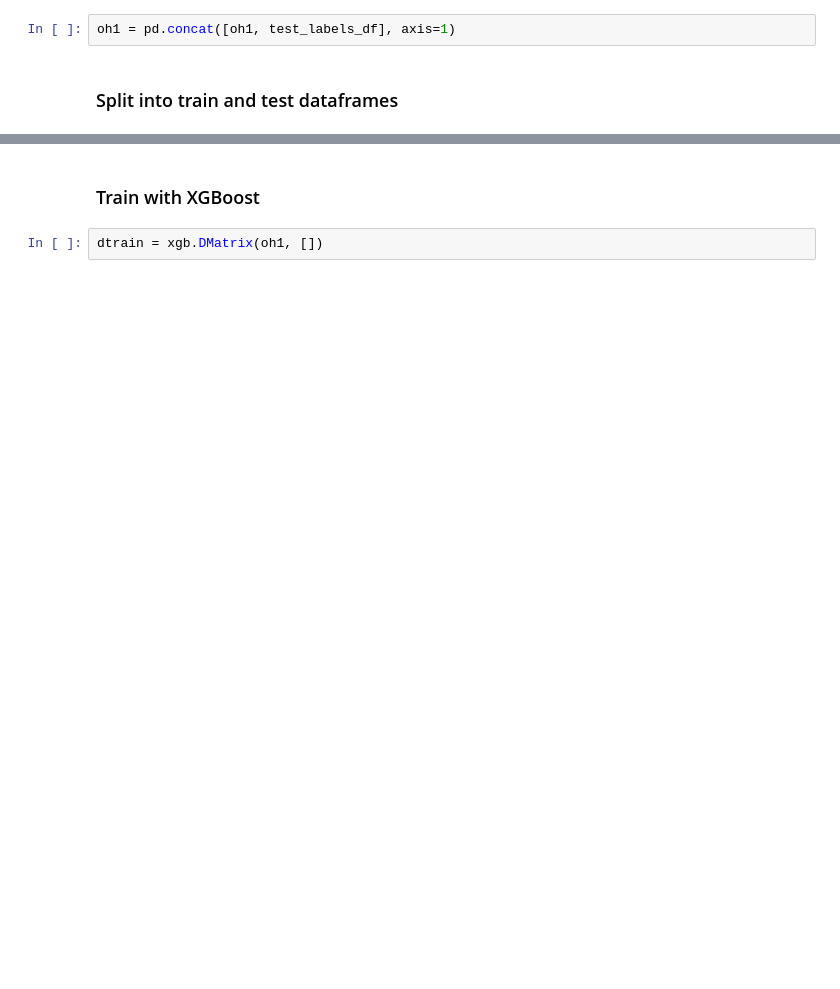
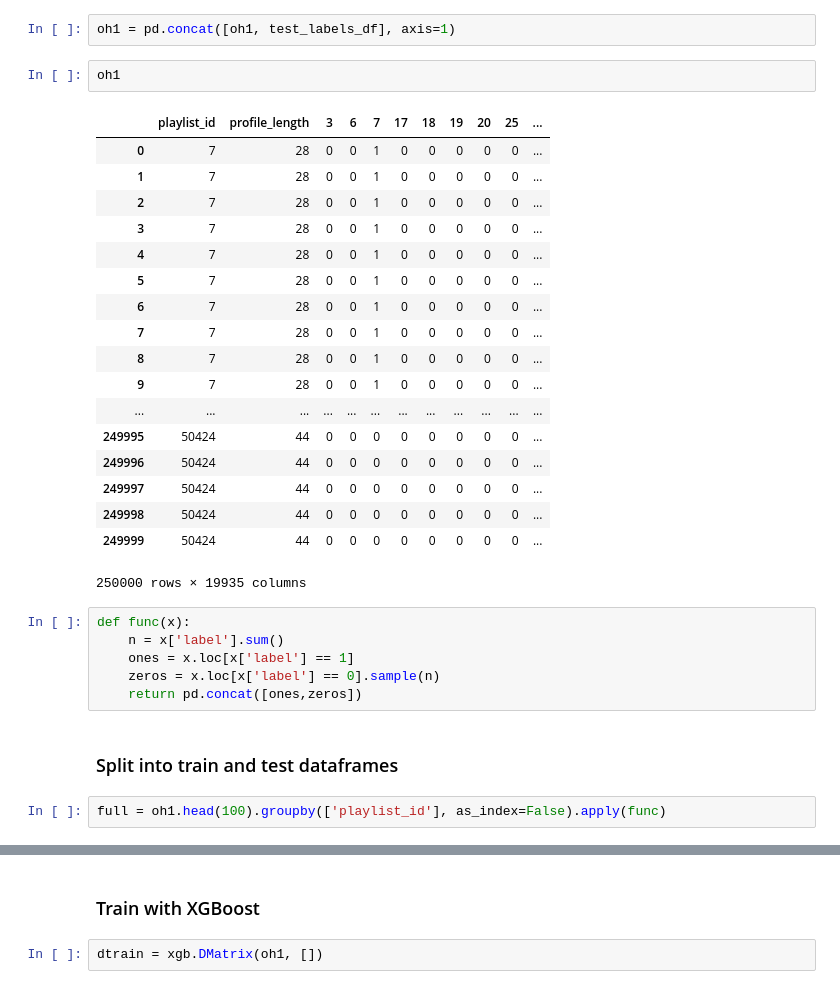
Before and after one commit to federicoparroni/RecSys, a Jupyter notebook: reranking/rerank.ipynb, the cells around one changed output, grey strips where cells are left out. Saved outputs shown, nothing was run; the diff lists cells and outputs as text; blank space fills up the shorter version.

```diff
--- a/reranking/rerank.ipynb
+++ b/reranking/rerank.ipynb
@@ -176,4 +183,33 @@ print(len(test_labels), test_labels[0:30])
 # %%
 oh1 = pd.concat([oh1, test_labels_df], axis=1)
+# %%
+oh1
+# %% [output]
+|  | playlist_id | profile_length | 3 | 6 | 7 | 17 | 18 | 19 | 20 | 25 | ... |
+| 0 | 7 | 28 | 0 | 0 | 1 | 0 | 0 | 0 | 0 | 0 | ... |
+| 1 | 7 | 28 | 0 | 0 | 1 | 0 | 0 | 0 | 0 | 0 | ... |
+| 2 | 7 | 28 | 0 | 0 | 1 | 0 | 0 | 0 | 0 | 0 | ... |
+| 3 | 7 | 28 | 0 | 0 | 1 | 0 | 0 | 0 | 0 | 0 | ... |
+| 4 | 7 | 28 | 0 | 0 | 1 | 0 | 0 | 0 | 0 | 0 | ... |
+| 5 | 7 | 28 | 0 | 0 | 1 | 0 | 0 | 0 | 0 | 0 | ... |
+| 6 | 7 | 28 | 0 | 0 | 1 | 0 | 0 | 0 | 0 | 0 | ... |
+| 7 | 7 | 28 | 0 | 0 | 1 | 0 | 0 | 0 | 0 | 0 | ... |
+| 8 | 7 | 28 | 0 | 0 | 1 | 0 | 0 | 0 | 0 | 0 | ... |
+| 9 | 7 | 28 | 0 | 0 | 1 | 0 | 0 | 0 | 0 | 0 | ... |
+| ... | ... | ... | ... | ... | ... | ... | ... | ... | ... | ... | ... |
+| 249995 | 50424 | 44 | 0 | 0 | 0 | 0 | 0 | 0 | 0 | 0 | ... |
+| 249996 | 50424 | 44 | 0 | 0 | 0 | 0 | 0 | 0 | 0 | 0 | ... |
+| 249997 | 50424 | 44 | 0 | 0 | 0 | 0 | 0 | 0 | 0 | 0 | ... |
+| 249998 | 50424 | 44 | 0 | 0 | 0 | 0 | 0 | 0 | 0 | 0 | ... |
+| 249999 | 50424 | 44 | 0 | 0 | 0 | 0 | 0 | 0 | 0 | 0 | ... |
+250000 rows × 19935 columns
+# %%
+def func(x):
+    n = x['label'].sum()
+    ones = x.loc[x['label'] == 1]
+    zeros = x.loc[x['label'] == 0].sample(n)
+    return pd.concat([ones,zeros])
 # %% [markdown]
 ### Split into train and test dataframes
+# %%
+full = oh1.head(100).groupby(['playlist_id'], as_index=False).apply(func)
```
Also changed, not shown: parts of 10 cells of this notebook.
